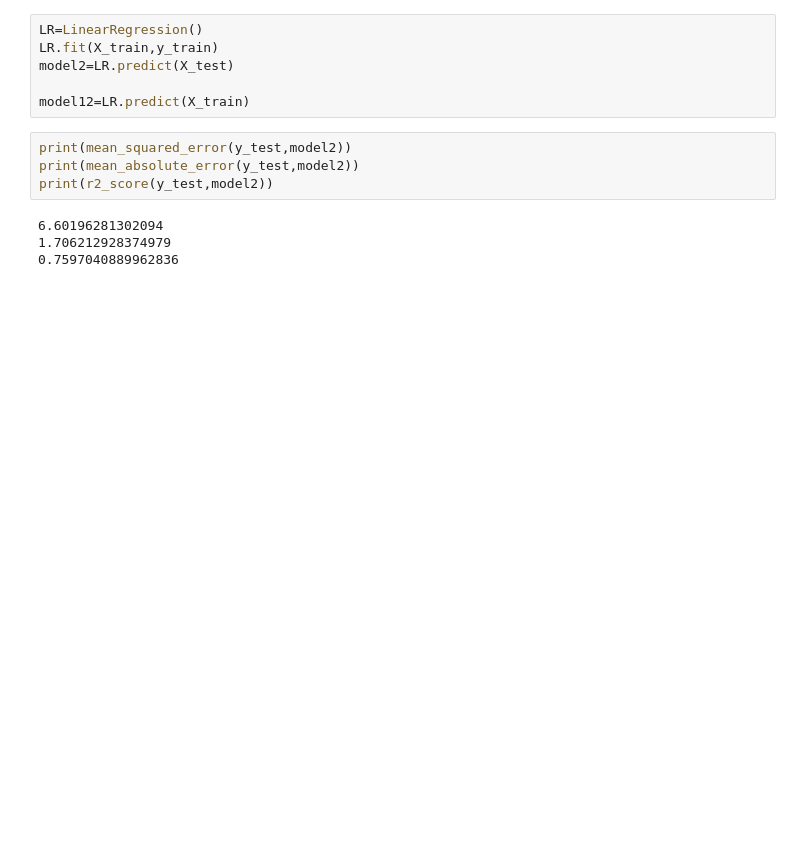
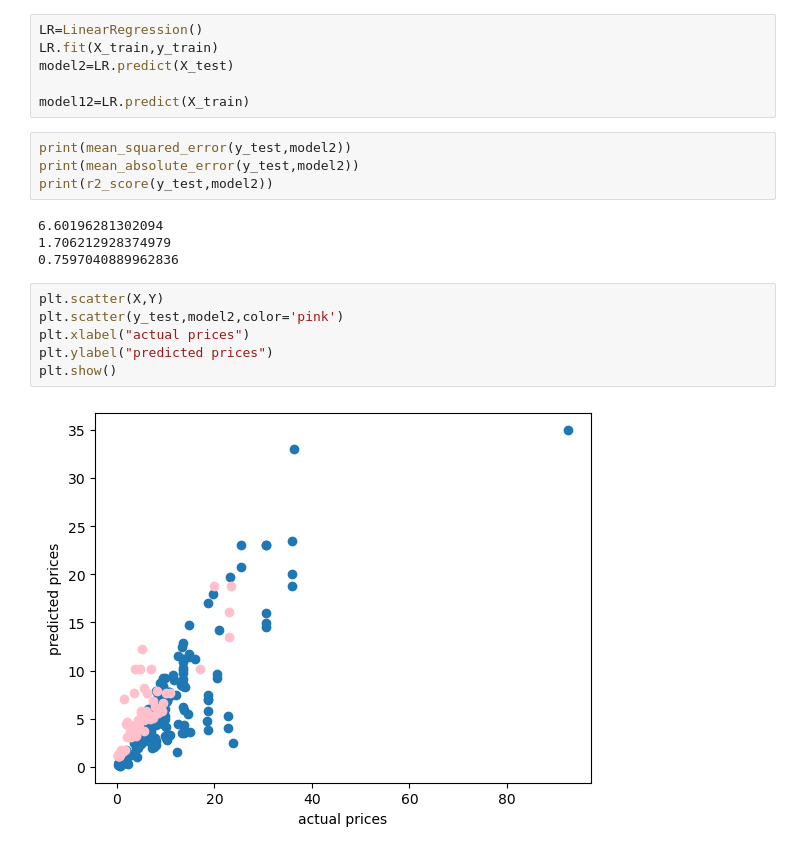
Before and after one commit to MS-1019/SVM, a Jupyter notebook: SVM.ipynb, the cells around one changed output. Drawn from its saved outputs; the diff is of its cells as text; blank space fills up the shorter version.

```diff
--- a/SVM.ipynb
+++ b/SVM.ipynb
@@ -169,3 +156,11 @@ print(r2_score(y_test,model2))
 6.60196281302094
 1.706212928374979
 0.7597040889962836
+# %%
+plt.scatter(X,Y)
+plt.scatter(y_test,model2,color='pink')
+plt.xlabel("actual prices")
+plt.ylabel("predicted prices")
+plt.show()
+# %% [output]
+[figure, added]
```
Also changed, not shown: parts of 10 cells of this notebook.
